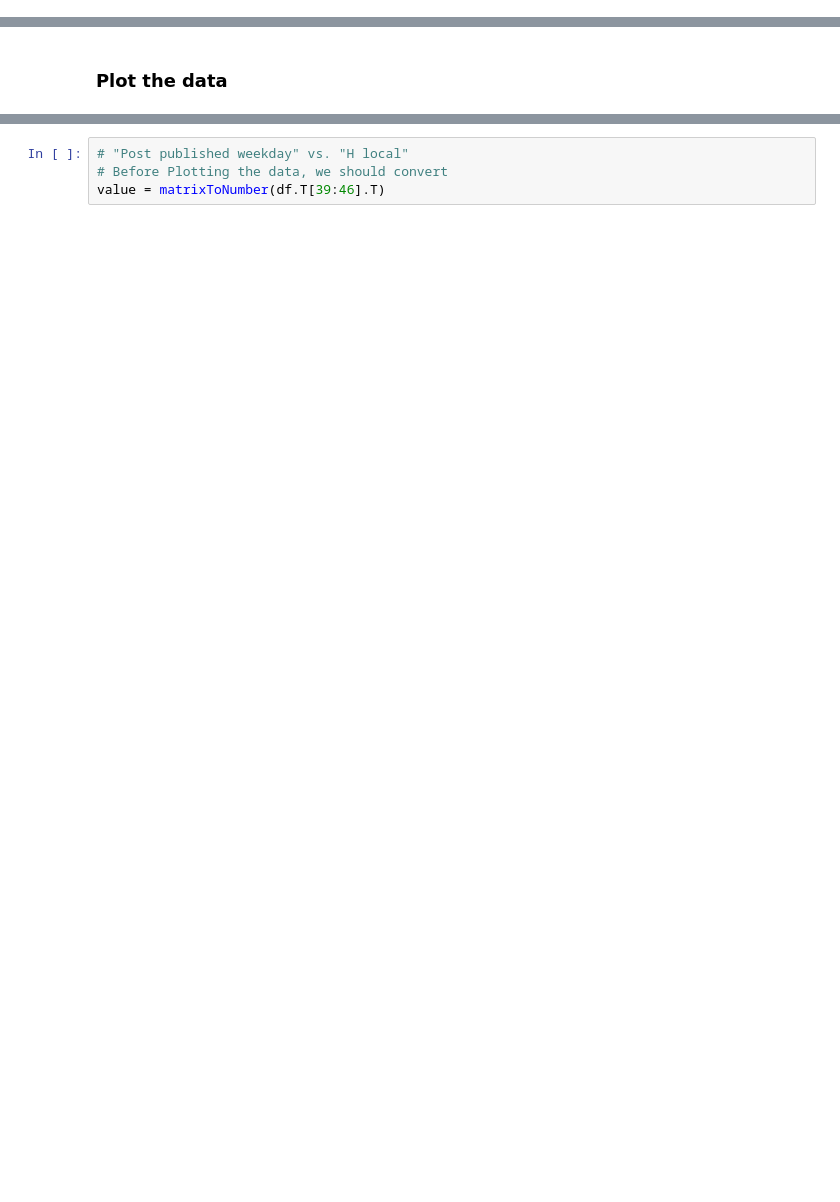
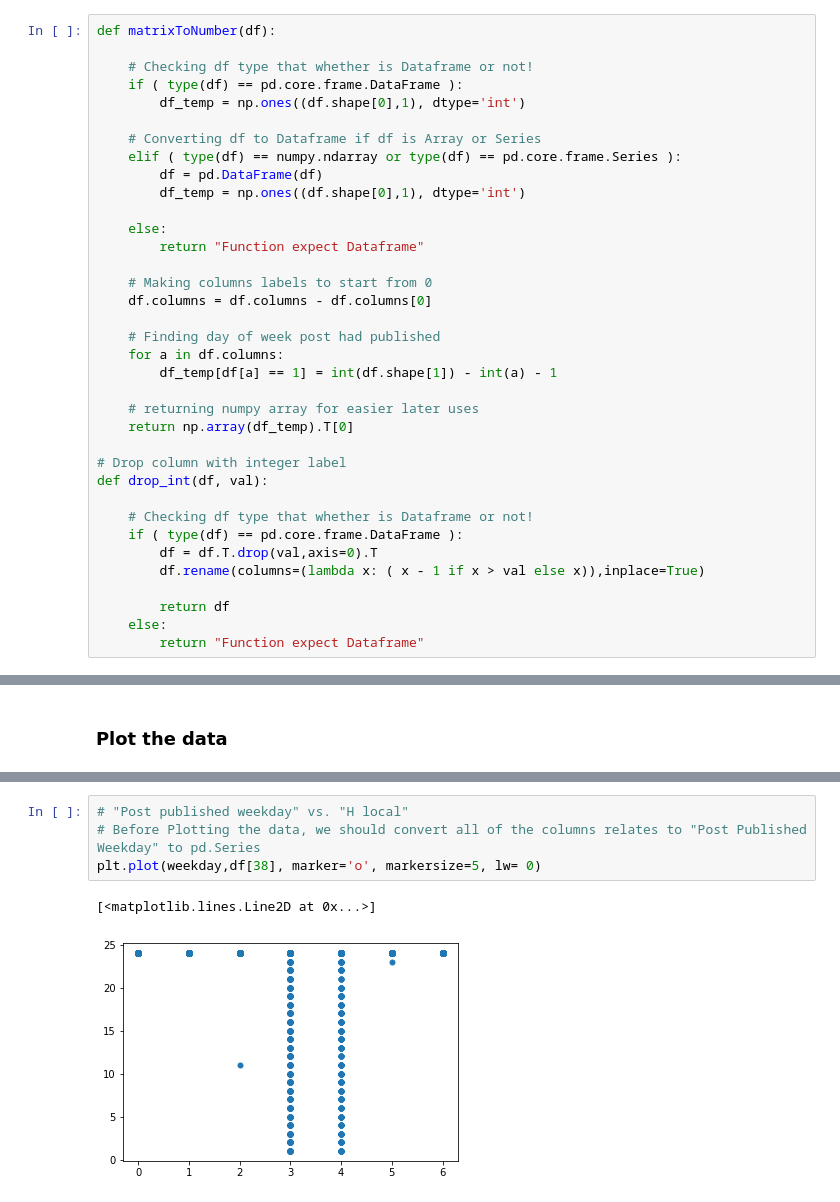
Before and after one commit to danietzio/Artificial-intelligence, a Jupyter notebook: UCI Facebook Comment Volume Dataset/Python/UCI Facebook Comment Volume Project.ipynb, the cells around one changed output, grey strips where cells are left out. Cells and saved outputs as stored; diff of their text form; blank space fills up the shorter version.

```diff
--- a/UCI Facebook Comment Volume Dataset/Python/UCI Facebook Comment Volume Project.ipynb
+++ b/UCI Facebook Comment Volume Dataset/Python/UCI Facebook Comment Volume Project.ipynb
@@ -36,0 +22,36 @@ def matrixToNumber(df):
+# %%
+def matrixToNumber(df):
+
+    # Checking df type that whether is Dataframe or not!
+    if ( type(df) == pd.core.frame.DataFrame ):
+        df_temp = np.ones((df.shape[0],1), dtype='int')
+
+    # Converting df to Dataframe if df is Array or Series
+    elif ( type(df) == numpy.ndarray or type(df) == pd.core.frame.Series ):
+        df = pd.DataFrame(df)
+        df_temp = np.ones((df.shape[0],1), dtype='int')
+
+    else:
+        return "Function expect Dataframe"
+
+    # Making columns labels to start from 0
+    df.columns = df.columns - df.columns[0]
+
+    # Finding day of week post had published
+    for a in df.columns:
+        df_temp[df[a] == 1] = int(df.shape[1]) - int(a) - 1
+
+    # returning numpy array for easier later uses
+    return np.array(df_temp).T[0]
+
+# Drop column with integer label
+def drop_int(df, val):
+
+    # Checking df type that whether is Dataframe or not!
+    if ( type(df) == pd.core.frame.DataFrame ):
+        df = df.T.drop(val,axis=0).T
+        df.rename(columns=(lambda x: ( x - 1 if x > val else x)),inplace=True)
+
+        return df
+    else:
+        return "Function expect Dataframe"
@@ -203,4 +274,7 @@ axes5.set_ylabel("Average of Comments ( Average of CC2, CC3, CC4 )")
 # %%
 # "Post published weekday" vs. "H local"
-# Before Plotting the data, we should convert
-value = matrixToNumber(df.T[39:46].T)
+# Before Plotting the data, we should convert all of the columns relates to "Post Published Weekday" to pd.Series
+plt.plot(weekday,df[38], marker='o', markersize=5, lw= 0)
+# %% [output]
+[<matplotlib.lines.Line2D at 0x...>]
+[figure, added]
```
Also changed, not shown: parts of 8 cells of this notebook.
